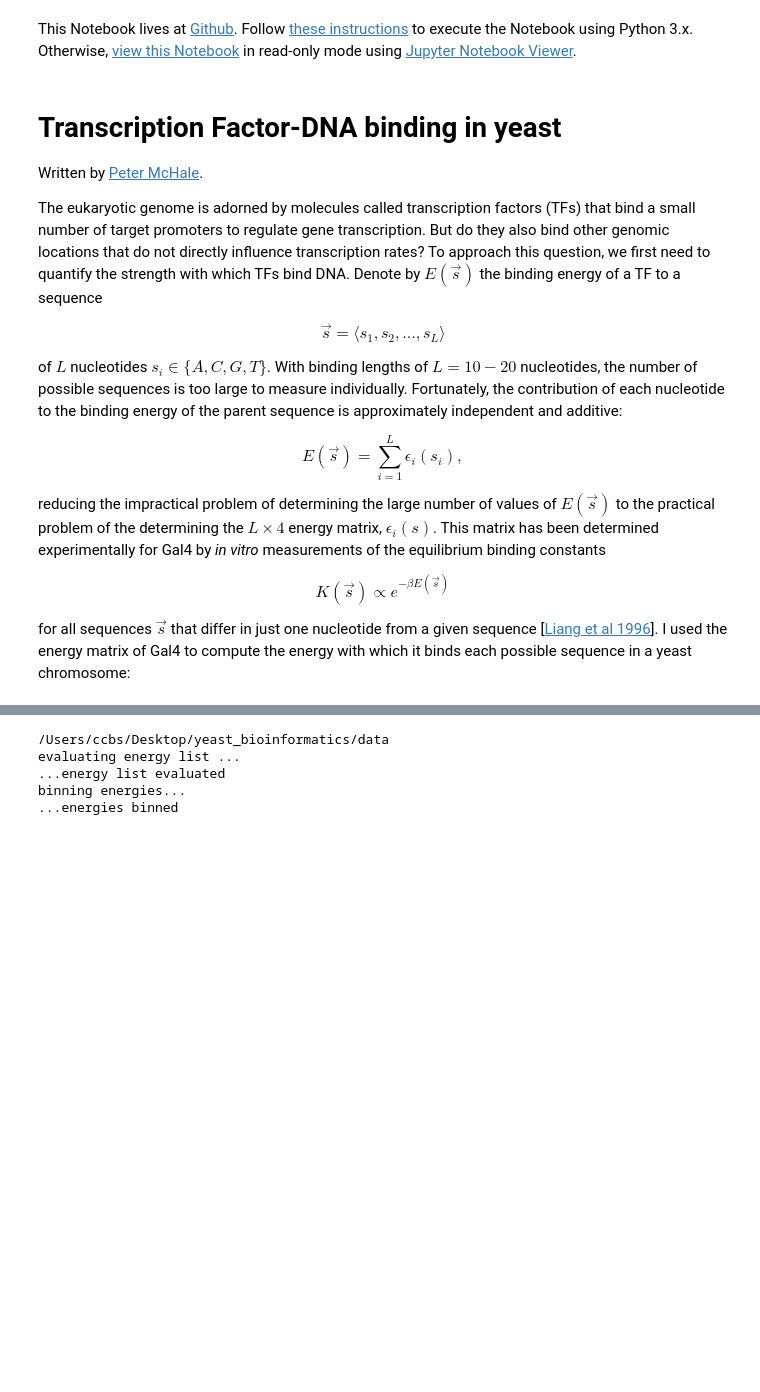
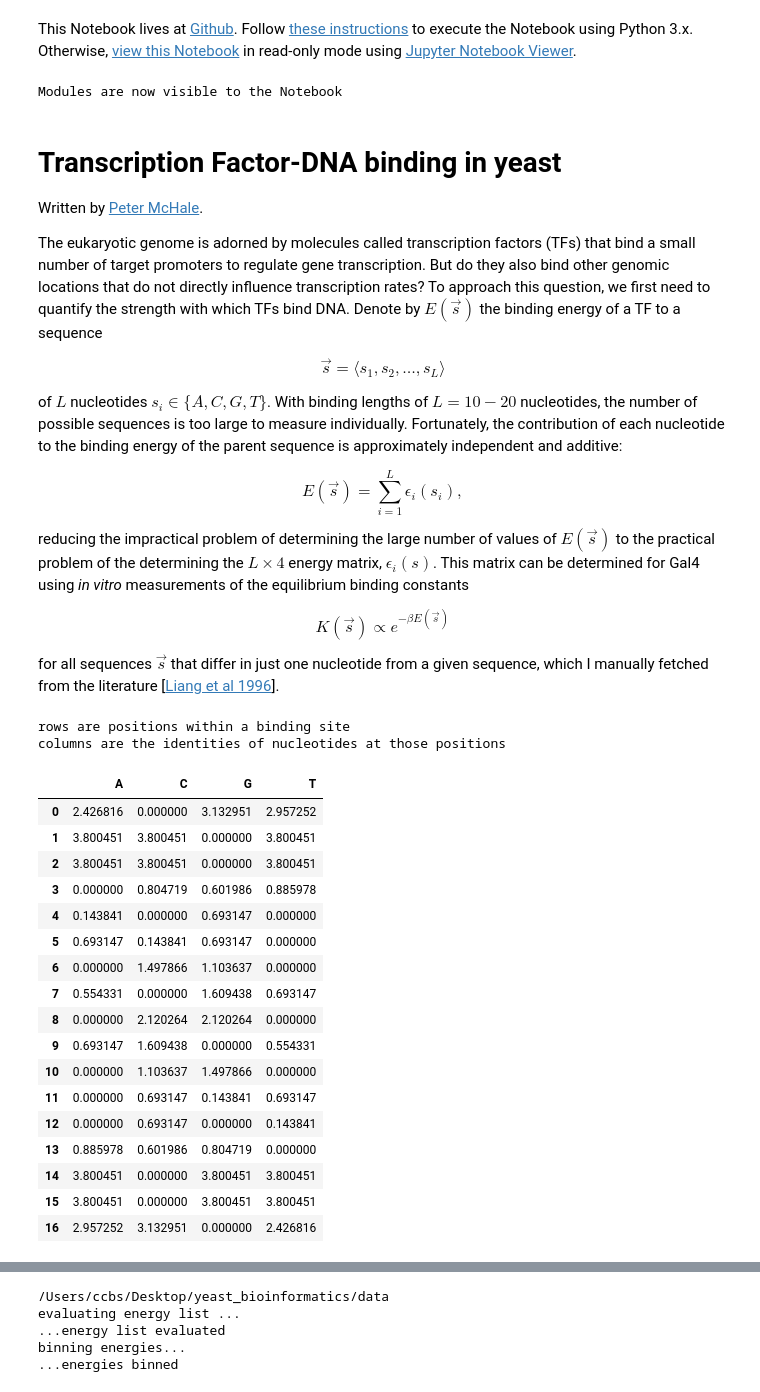
Before and after one commit to petermchale/yeast_bioinformatics, a Jupyter notebook: TFBS.ipynb, the cells around one changed output, grey strips where cells are left out. Cells and saved outputs as stored; diff of their text form; code cells hidden in the pictures; blank space fills up the shorter version.

```diff
--- a/TFBS.ipynb
+++ b/TFBS.ipynb
@@ -1,5 +1,14 @@
 # %% [markdown]
 This Notebook lives at [Github](https://github.com/petermchale/yeast_bioinformatics). Follow [these instructions](http://jupyter.readthedocs.io/en/latest/install.html) to execute the Notebook using Python 3.x.  Otherwise, [view this Notebook](http://nbviewer.jupyter.org/github/petermchale/yeast_bioinformatics/blob/master/analysis.ipynb) in read-only mode using [Jupyter Notebook Viewer](http://nbviewer.jupyter.org/).
+# %%
+import os
+repository_directory = os.getcwd()
+package_directory = repository_directory + '/source'
+import sys
+sys.path.append(package_directory)
+print('Modules are now visible to the Notebook')
+# %% [output]
+Modules are now visible to the Notebook
 # %% [markdown]
 # Transcription Factor-DNA binding in yeast
 
@@ -18,10 +27,39 @@ E(\vec{s}) = \sum_{i=1}^L \epsilon_i(s_i),
 \end{equation}
 
 reducing the impractical problem of determining the large number of values of $E(\vec{s})$ to the practical problem of the determining the
- $L\times 4$ energy matrix, $\epsilon_i(s)$. This matrix has been determined experimentally for Gal4 by *in vitro* measurements of the equilibrium binding constants
+ $L\times 4$ energy matrix, $\epsilon_i(s)$. This matrix can be determined for Gal4 using *in vitro* measurements of the equilibrium binding constants
 
 \begin{equation}
 K(\vec{s}) \propto e^{-\beta E(\vec{s})}
 \end{equation}
 
-for all sequences $\vec{s}$ that differ in just one nucleotide from a given sequence [[Liang et al 1996](https://www.ncbi.nlm.nih.gov/pubmed/8668194)]. I used the energy matrix of Gal4 to compute the energy with which it binds each possible sequence in a yeast chromosome:
+for all sequences $\vec{s}$ that differ in just one nucleotide from a given sequence, which I manually fetched from the literature [[Liang et al 1996](https://www.ncbi.nlm.nih.gov/pubmed/8668194)].
+# %%
+from extract import createEnergyMatrix
+matrix = createEnergyMatrix('data/Gal4_affinity.in')
+import pandas as pd
+df = pd.DataFrame(matrix)
+print('rows are positions within a binding site')
+print('columns are the identities of nucleotides at those positions')
+df
+# %% [output]
+rows are positions within a binding site
+columns are the identities of nucleotides at those positions
+|  | A | C | G | T |
+| 0 | 2.426816 | 0.000000 | 3.132951 | 2.957252 |
+| 1 | 3.800451 | 3.800451 | 0.000000 | 3.800451 |
+| 2 | 3.800451 | 3.800451 | 0.000000 | 3.800451 |
+| 3 | 0.000000 | 0.804719 | 0.601986 | 0.885978 |
+| 4 | 0.143841 | 0.000000 | 0.693147 | 0.000000 |
+| 5 | 0.693147 | 0.143841 | 0.693147 | 0.000000 |
+| 6 | 0.000000 | 1.497866 | 1.103637 | 0.000000 |
+| 7 | 0.554331 | 0.000000 | 1.609438 | 0.693147 |
+| 8 | 0.000000 | 2.120264 | 2.120264 | 0.000000 |
+| 9 | 0.693147 | 1.609438 | 0.000000 | 0.554331 |
+| 10 | 0.000000 | 1.103637 | 1.497866 | 0.000000 |
+| 11 | 0.000000 | 0.693147 | 0.143841 | 0.693147 |
+| 12 | 0.000000 | 0.693147 | 0.000000 | 0.143841 |
+| 13 | 0.885978 | 0.601986 | 0.804719 | 0.000000 |
+| 14 | 3.800451 | 0.000000 | 3.800451 | 3.800451 |
+| 15 | 3.800451 | 0.000000 | 3.800451 | 3.800451 |
+| 16 | 2.957252 | 3.132951 | 0.000000 | 2.426816 |
```
Also changed, not shown: parts of 4 cells of this notebook, 3 other files.
